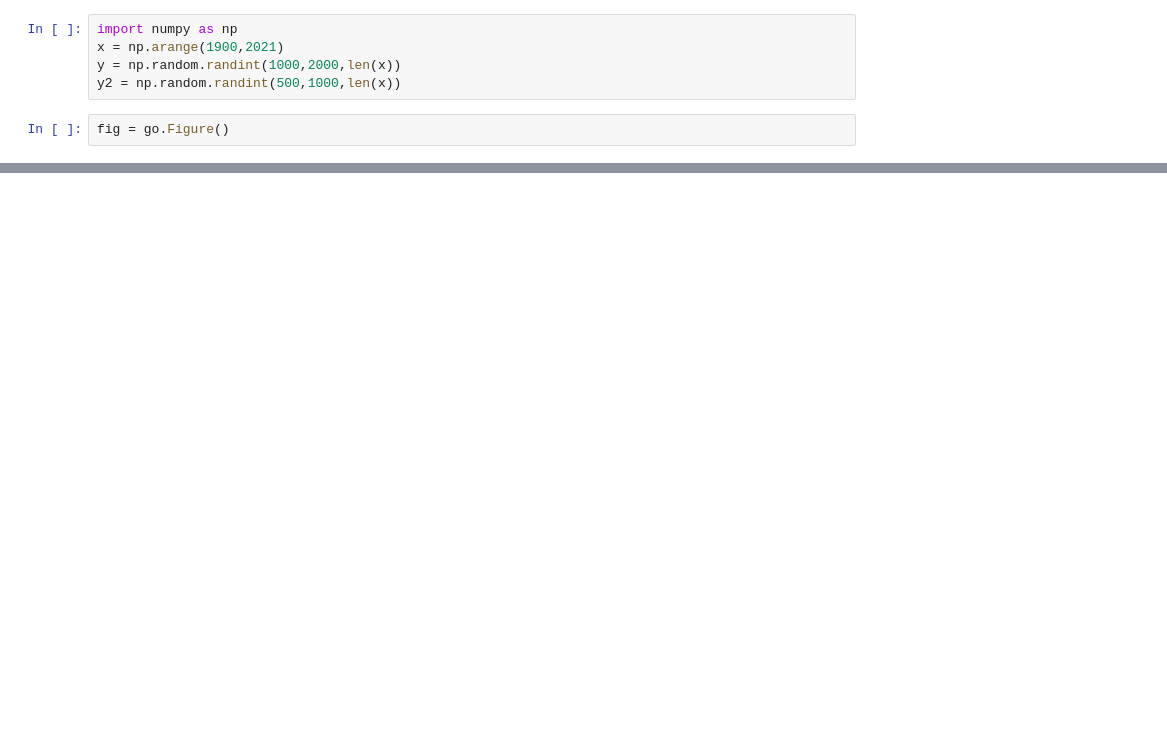
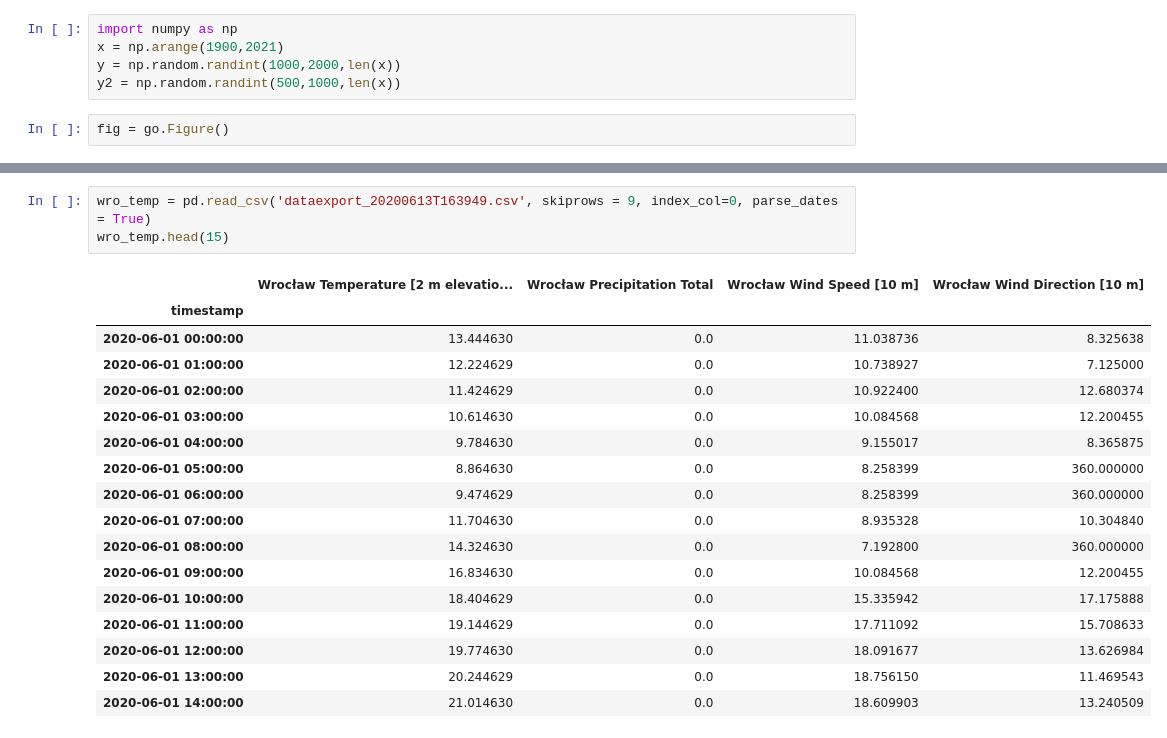
Before and after one commit to agnieszka2201pn/data_analysis, a Jupyter notebook: plotly1.ipynb, the cells around one changed output, grey strips where cells are left out. Cells and saved outputs as stored; diff of their text form; blank space fills up the shorter version.

```diff
--- a/plotly1.ipynb
+++ b/plotly1.ipynb
@@ -92,0 +157,21 @@ iplot(fig)
+# %%
+wro_temp = pd.read_csv('dataexport_20200613T163949.csv', skiprows = 9, index_col=0, parse_dates = True)
+wro_temp.head(15)
+# %% [output]
+|  | Wrocław Temperature [2 m elevatio... | Wrocław Precipitation Total | Wrocław Wind Speed [10 m] | Wrocław Wind Direction [10 m] |
+| timestamp |  |  |  |  |
+| 2020-06-01 00:00:00 | 13.444630 | 0.0 | 11.038736 | 8.325638 |
+| 2020-06-01 01:00:00 | 12.224629 | 0.0 | 10.738927 | 7.125000 |
+| 2020-06-01 02:00:00 | 11.424629 | 0.0 | 10.922400 | 12.680374 |
+| 2020-06-01 03:00:00 | 10.614630 | 0.0 | 10.084568 | 12.200455 |
+| 2020-06-01 04:00:00 | 9.784630 | 0.0 | 9.155017 | 8.365875 |
+| 2020-06-01 05:00:00 | 8.864630 | 0.0 | 8.258399 | 360.000000 |
+| 2020-06-01 06:00:00 | 9.474629 | 0.0 | 8.258399 | 360.000000 |
+| 2020-06-01 07:00:00 | 11.704630 | 0.0 | 8.935328 | 10.304840 |
+| 2020-06-01 08:00:00 | 14.324630 | 0.0 | 7.192800 | 360.000000 |
+| 2020-06-01 09:00:00 | 16.834630 | 0.0 | 10.084568 | 12.200455 |
+| 2020-06-01 10:00:00 | 18.404629 | 0.0 | 15.335942 | 17.175888 |
+| 2020-06-01 11:00:00 | 19.144629 | 0.0 | 17.711092 | 15.708633 |
+| 2020-06-01 12:00:00 | 19.774630 | 0.0 | 18.091677 | 13.626984 |
+| 2020-06-01 13:00:00 | 20.244629 | 0.0 | 18.756150 | 11.469543 |
+| 2020-06-01 14:00:00 | 21.014630 | 0.0 | 18.609903 | 13.240509 |
```
Also changed, not shown: parts of 15 cells of this notebook, 2 other files.
